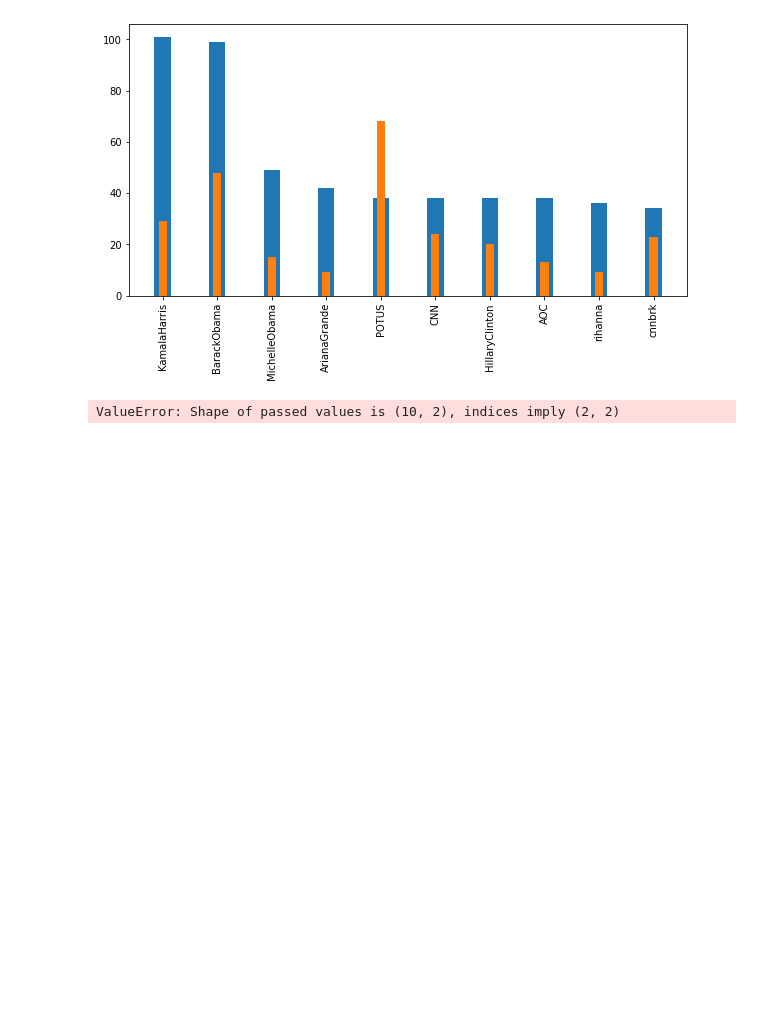
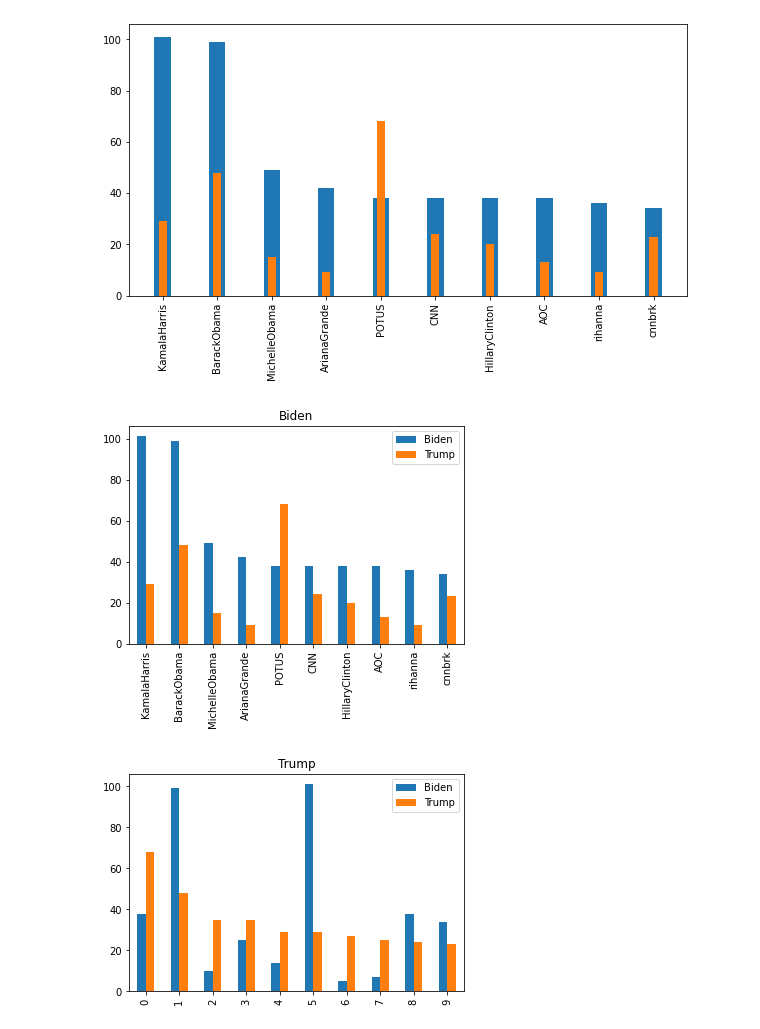
Before and after one commit to johnsont4/TwitterAnalysis, a Jupyter notebook: Teagan TwitterAnalysis-HistogramSTUFF.ipynb, the cells around one changed output. Drawn from its saved outputs; the diff is of its cells as text; code cells hidden in the pictures; blank space fills up the shorter version.

```diff
--- a/Teagan TwitterAnalysis-HistogramSTUFF.ipynb
+++ b/Teagan TwitterAnalysis-HistogramSTUFF.ipynb
@@ -221,12 +224,13 @@ plt.show()
 # %%
 
 topTenBiden = pd.DataFrame(dict(Biden=list(dict(topTenBiden).values()), Trump=list(dict(ourTrumperDict).values())), index=topTenBiden.keys())
 bidenGraph = topTenBiden.plot.bar(title="Biden")
 
-#topTenTrump = pd.DataFrame(dict(Biden=list(dict(ourBidenDict).values()), Trump=list(dict(topTenTrump).values()), index=topTenTrump.keys()))
-#trumpGraph = topTenTrump.plot.bar(title="Trump")
+topTenTrump = pd.DataFrame(dict(Biden=list(dict(ourBidenDict).values()), Trump=list(dict(topTenTrump).values()), index=topTenTrump.keys()))
+trumpGraph = topTenTrump.plot.bar(title="Trump")
 # %% [output]
-ValueError: Shape of passed values is (10, 2), indices imply (2, 2)
+[figure, added]
+[figure, added]
 # %%
 N = 10
 topTenBiden = dict(topTenBiden)
```
Also changed, not shown: parts of 2 cells of this notebook, 5 other files.
